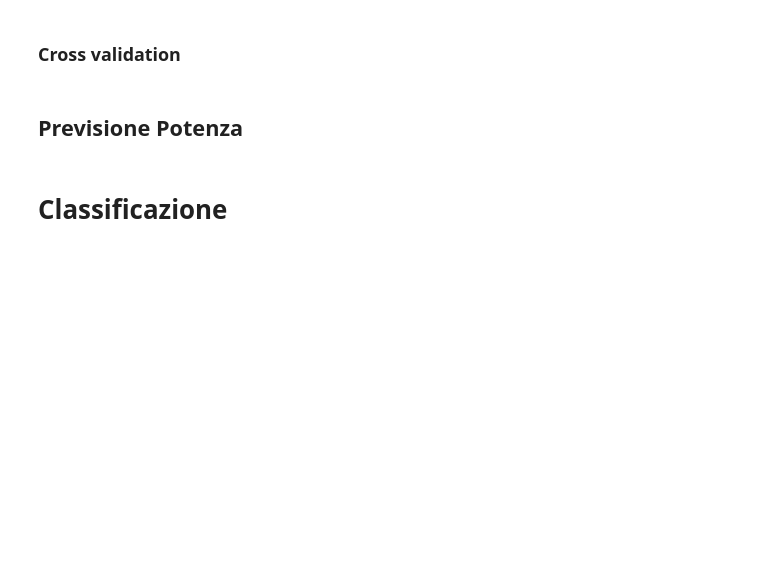
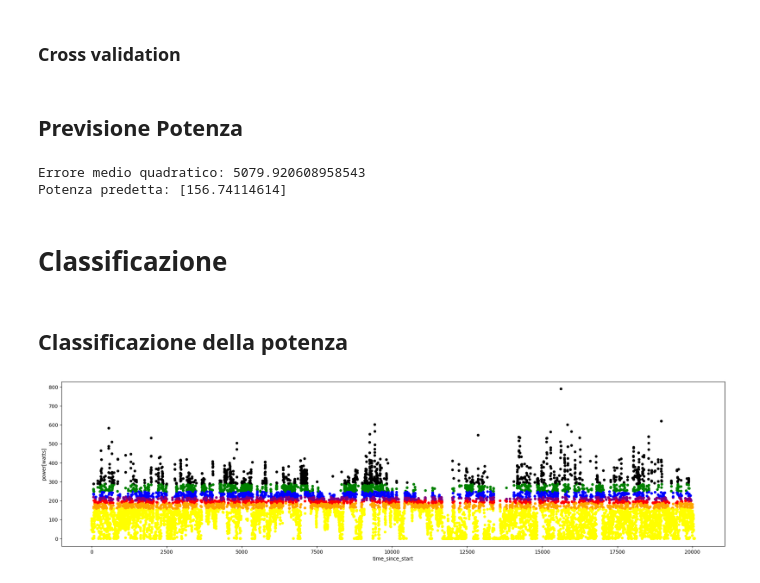
Before and after one commit to fiorani/garmin-data-analysis, a Jupyter notebook: garmin_analysis.ipynb, the cells around one changed output. Cells and saved outputs as stored; diff of their text form; code cells hidden in the pictures; blank space fills up the shorter version.

```diff
--- a/garmin_analysis.ipynb
+++ b/garmin_analysis.ipynb
@@ -215,11 +215,11 @@ pd.DataFrame(cross_validate(krm_rbf, X, y, cv=kf, return_train_score=True)).desc
 # %% [markdown]
 ## Previsione Potenza
 # %%
-# Seleziona le colonne che saranno utilizzate come feature per la predizione delle calorie
-features = details.columns.drop(['distance[m]','heart_rate[bpm]','altitude_diff','distance_diff','slope_percent', 'time_since_start','hr_zone','pwr_zone','accumulated_power[watts]','altitude[m]','temperature[C]','left_pco[mm]','right_pco[mm]'])
+# Seleziona le colonne che saranno utilizzate come feature per la predizione
+features = details.columns.drop(['distance[m]','power[watts]','altitude_diff','distance_diff','slope_percent', 'time_since_start','hr_zone','pwr_zone','accumulated_power[watts]','altitude[m]','temperature[C]','left_pco[mm]','right_pco[mm]'])
 
-# Seleziona la colonna delle calorie come target
-target = 'heart_rate[bpm]'  # Assumi che la colonna delle calorie bruciate si chiami 'calories_burned'
+# Seleziona la colonna come target
+target = 'power[watts]'
 
 # Dividi il dataset in set di addestramento e set di test
 X_train, X_test, y_train, y_test = train_test_split(details[features], details[target], test_size=0.2, random_state=42)
@@ -240,20 +240,27 @@ y_pred = model.predict(X_test)
 mse = mean_squared_error(y_test, y_pred)
 print("Errore medio quadratico:", mse)
 
-# Ora puoi utilizzare il modello addestrato per predire la potenza per nuovi dati
-new_data = pd.DataFrame([[4,140,60]], columns=features)
+# Ora puoi utilizzare il modello addestrato per predire nuovi dati
+new_data = pd.DataFrame([[4,140,90]], columns=features)
 watts_pred = model.predict(new_data)
 print("Potenza predetta:", watts_pred)
+# %% [output]
+Errore medio quadratico: 5079.920608958543
+Potenza predetta: [156.74114614]
 # %% [markdown]
 # Classificazione
+# %% [markdown]
+## Classificazione della potenza
 # %%
-X = details[["time_since_start","heart_rate[bpm]"]]
-y = details['hr_zone']
+X = details[["time_since_start","power[watts]"]]
+y = details['pwr_zone']
 
 X_train, X_test, y_train, y_test = train_test_split(X, y, test_size=0.2, random_state=42)
 
 diagnosis_color_map = {"1": "yellow", "2": "orange", "3": "red", "4": "purple", "5": "blue", "6": "green", "7": "black"}
-X_train.plot.scatter("time_since_start","heart_rate[bpm]",
+X_train.plot.scatter("time_since_start","power[watts]",
 c=y_train.map(diagnosis_color_map),
 figsize=(24,6));
+# %% [output]
+[figure, added]
 # %%
```
Also changed, not shown: parts of 2 cells of this notebook.
